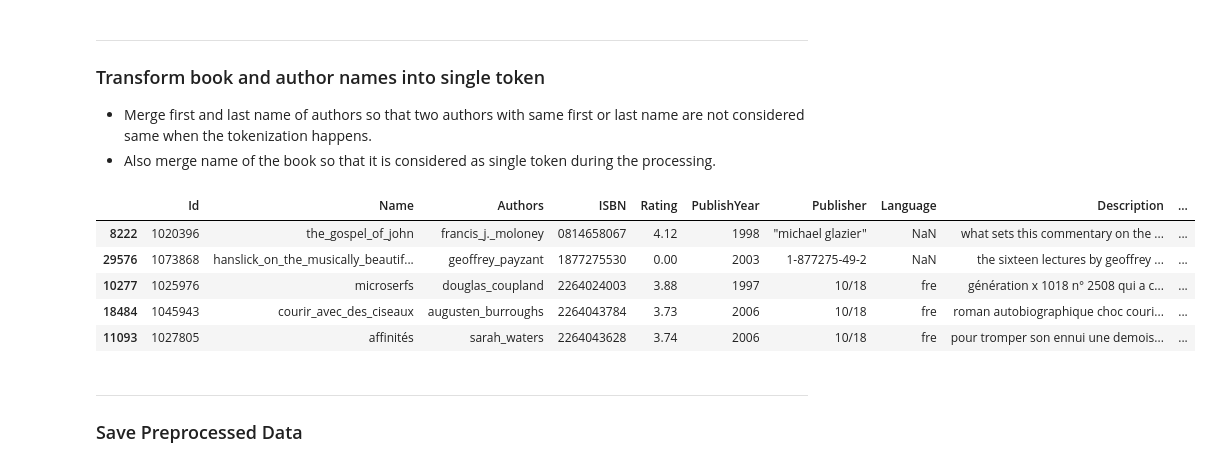
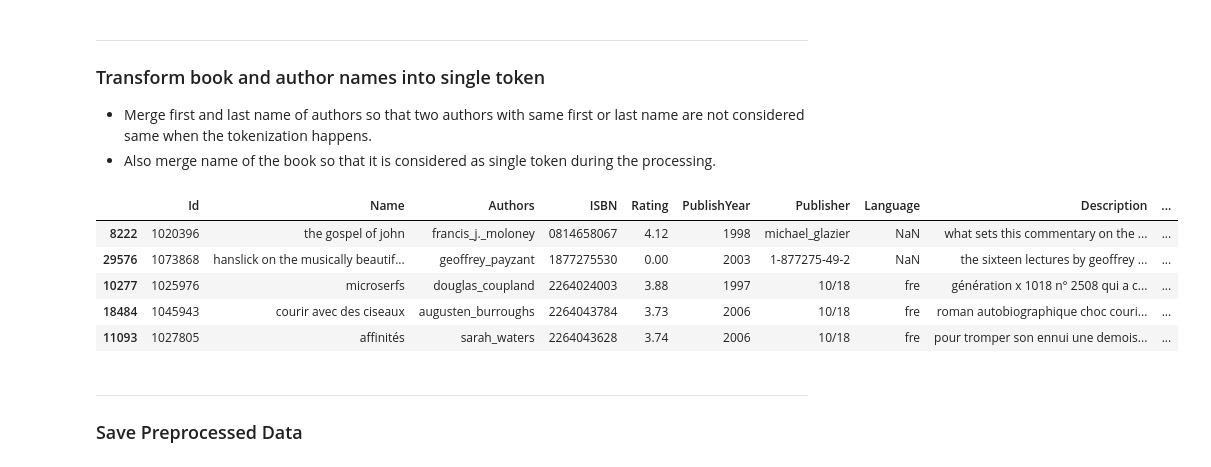
Before and after one commit to AmoliR/nlp-for-book-recommendation, a Jupyter notebook: eda.ipynb, the cells around one changed output. Drawn from its saved outputs; the diff is of its cells as text; code cells hidden in the pictures.

Commit message:
Data Cleaning: Remove quotes from publisher name

```diff
--- a/eda.ipynb
+++ b/eda.ipynb
@@ -387,7 +387,7 @@ print("\033[1m{:80}\033[0m\033[1m{:5}\033[0m".format("Book Name", "Series Inform
 for name in book_name_cases:
     print("{!s:80}{!s:5}".format(name, remove_series_info(name)))
 
-eda_data["Name"]= eda_data["Name"].str.replace(series_remove_pattern, r'').str.strip()
+eda_data["Title"]= eda_data["Name"].str.replace(series_remove_pattern, r'').str.strip()
 # %% [output]
 Book Name                                                                       Series Information
 Sire Lines, Revised Edition (Blood-Horse Classics Library)                      Sire Lines, Revised Edition (Blood-Horse Classics Library)
@@ -421,3 +424,5 @@ Patriot Games ((Blood-Horse Classics Library)) (Jack Ryan, #1; Jack Ryan Univers
+# %%
+eda_data["Publisher"] = eda_data["Publisher"].str.replace('"','')
 # %% [markdown]
 ---
 ### Transform book and author names into single token
@@ -425,14 +430,15 @@ Patriot Games ((Blood-Horse Classics Library)) (Jack Ryan, #1; Jack Ryan Univers
 - Also merge name of the book so that it is considered as single token during the processing.
 # %%
 eda_data["Authors"] = eda_data["Authors"].str.replace(' ','_')
-eda_data["Name"] = eda_data["Name"].str.replace(' ','_')
+eda_data["Title"] = eda_data["Title"].str.replace(' ','_')
+eda_data["Publisher"] = eda_data["Publisher"].str.replace(' ','_')
 eda_data.head()
 # %% [output]
 |  | Id | Name | Authors | ISBN | Rating | PublishYear | Publisher | Language | Description | ... |
-| 8222 | 1020396 | the_gospel_of_john | francis_j._moloney | 0814658067 | 4.12 | 1998 | "michael glazier" | NaN | what sets this commentary on the ... | ... |
-| 29576 | 1073868 | hanslick_on_the_musically_beautif... | geoffrey_payzant | 1877275530 | 0.00 | 2003 | 1-877275-49-2 | NaN | the sixteen lectures by geoffrey ... | ... |
+| 8222 | 1020396 | the gospel of john | francis_j._moloney | 0814658067 | 4.12 | 1998 | michael_glazier | NaN | what sets this commentary on the ... | ... |
+| 29576 | 1073868 | hanslick on the musically beautif... | geoffrey_payzant | 1877275530 | 0.00 | 2003 | 1-877275-49-2 | NaN | the sixteen lectures by geoffrey ... | ... |
 | 10277 | 1025976 | microserfs | douglas_coupland | 2264024003 | 3.88 | 1997 | 10/18 | fre | génération x 1018 n° 2508 qui a c... | ... |
-| 18484 | 1045943 | courir_avec_des_ciseaux | augusten_burroughs | 2264043784 | 3.73 | 2006 | 10/18 | fre | roman autobiographique choc couri... | ... |
+| 18484 | 1045943 | courir avec des ciseaux | augusten_burroughs | 2264043784 | 3.73 | 2006 | 10/18 | fre | roman autobiographique choc couri... | ... |
 | 11093 | 1027805 | affinités | sarah_waters | 2264043628 | 3.74 | 2006 | 10/18 | fre | pour tromper son ennui une demois... | ... |
 # %% [markdown]
 ---
```
Also changed, not shown: parts of 2 cells of this notebook.
